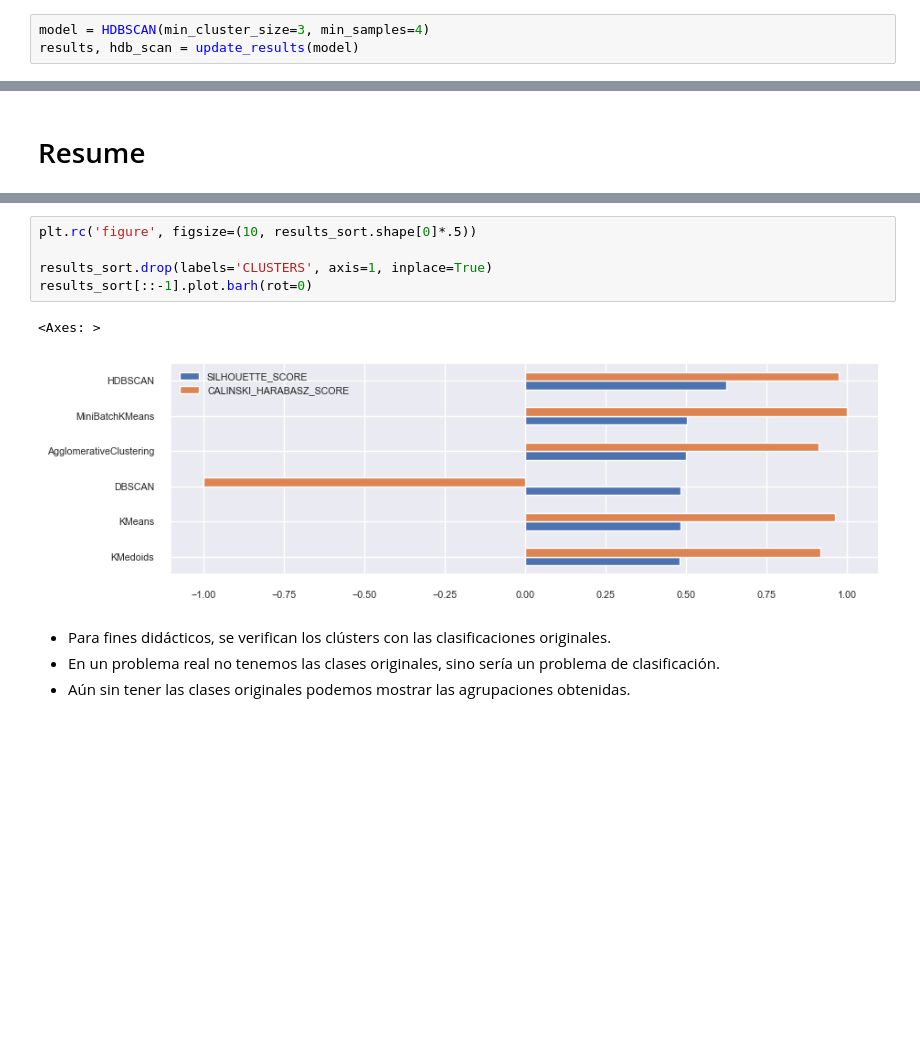
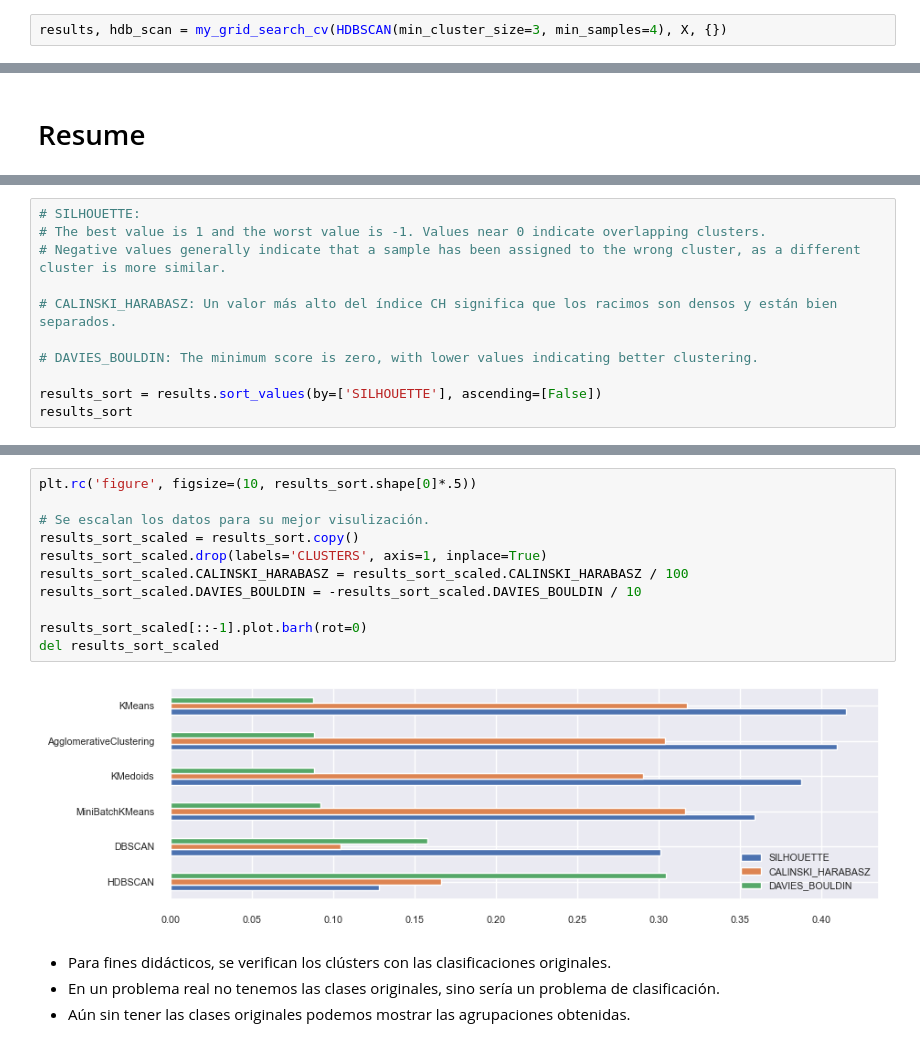
Before and after one commit to kike1985/Machine-Learning, a Jupyter notebook: 0301_Clustering_Iris.ipynb, the cells around one changed output, grey strips where cells are left out. Drawn from its saved outputs; the diff is of its cells as text; blank space fills up the shorter version.

```diff
--- a/0301_Clustering_Iris.ipynb
+++ b/0301_Clustering_Iris.ipynb
@@ -1595,6 +1639,5 @@ results, db_scan = update_results(model)
 # %% [markdown]
 ### HDBSCAN
 # %%
-model = HDBSCAN(min_cluster_size=3, min_samples=4)
-results, hdb_scan = update_results(model)
+results, hdb_scan = my_grid_search_cv(HDBSCAN(min_cluster_size=3, min_samples=4), X, {})
 # %% [output]
@@ -1635,0 +1654,11 @@ results_sort
+# %%
+# SILHOUETTE:
+# The best value is 1 and the worst value is -1. Values near 0 indicate overlapping clusters.
+# Negative values generally indicate that a sample has been assigned to the wrong cluster, as a different cluster is more similar.
+
+# CALINSKI_HARABASZ: Un valor más alto del índice CH significa que los racimos son densos y están bien separados.
+
+# DAVIES_BOULDIN: The minimum score is zero, with lower values indicating better clustering.
+
+results_sort = results.sort_values(by=['SILHOUETTE'], ascending=[False])
+results_sort
@@ -1636,11 +1673,16 @@ results_sort
 # %%
 plt.rc('figure', figsize=(10, results_sort.shape[0]*.5))
 
-results_sort.drop(labels='CLUSTERS', axis=1, inplace=True)
-results_sort[::-1].plot.barh(rot=0)
+# Se escalan los datos para su mejor visulización.
+results_sort_scaled = results_sort.copy()
+results_sort_scaled.drop(labels='CLUSTERS', axis=1, inplace=True)
+results_sort_scaled.CALINSKI_HARABASZ = results_sort_scaled.CALINSKI_HARABASZ / 100
+results_sort_scaled.DAVIES_BOULDIN = -results_sort_scaled.DAVIES_BOULDIN / 10
+
+results_sort_scaled[::-1].plot.barh(rot=0)
+del results_sort_scaled
 # %% [output]
-<Axes: >
-[figure, old version]
+[figure, new version]
 # %% [markdown]
 - Para fines didácticos, se verifican los clústers con las clasificaciones originales.
 - En un problema real no tenemos las clases originales, sino sería un problema de clasificación.
```
Also changed, not shown: parts of 35 cells of this notebook.
